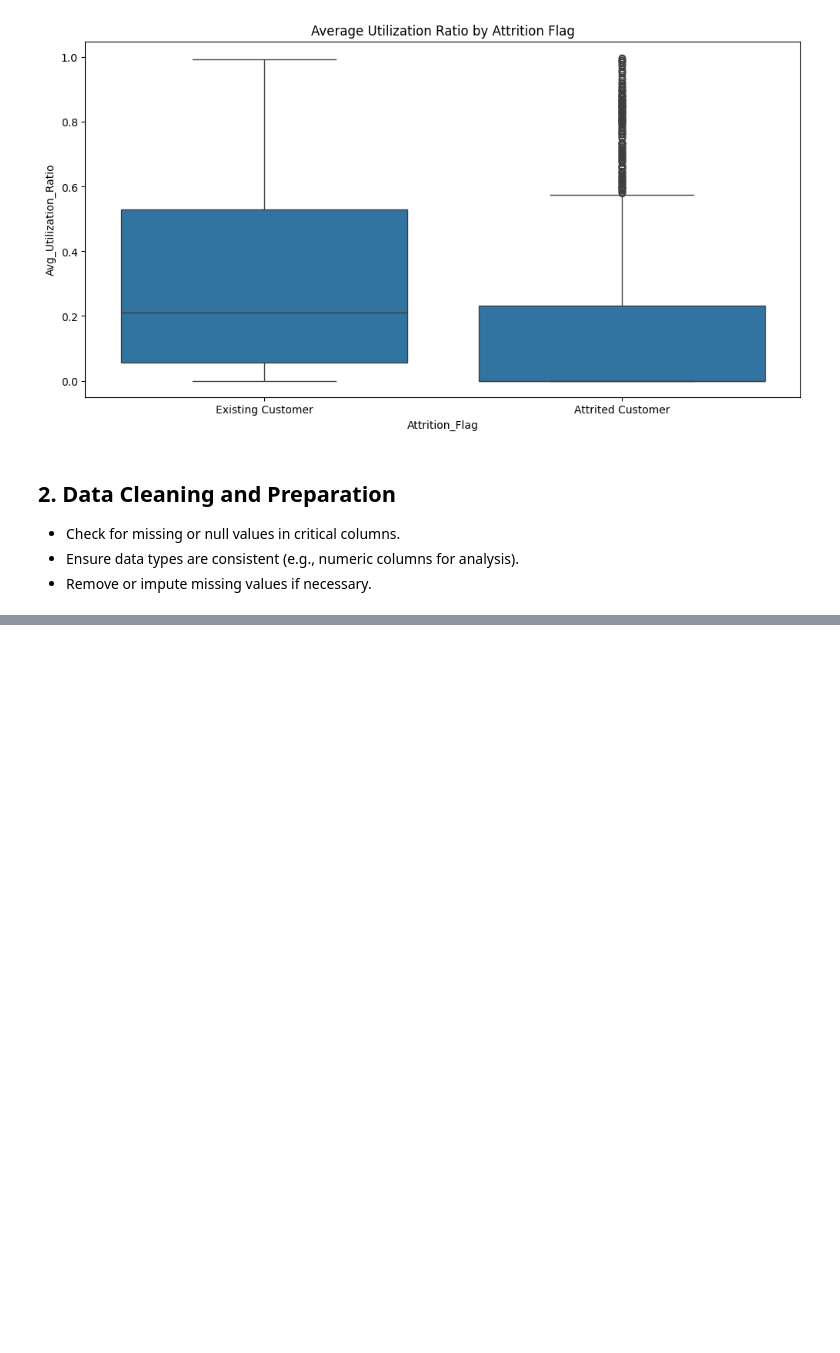
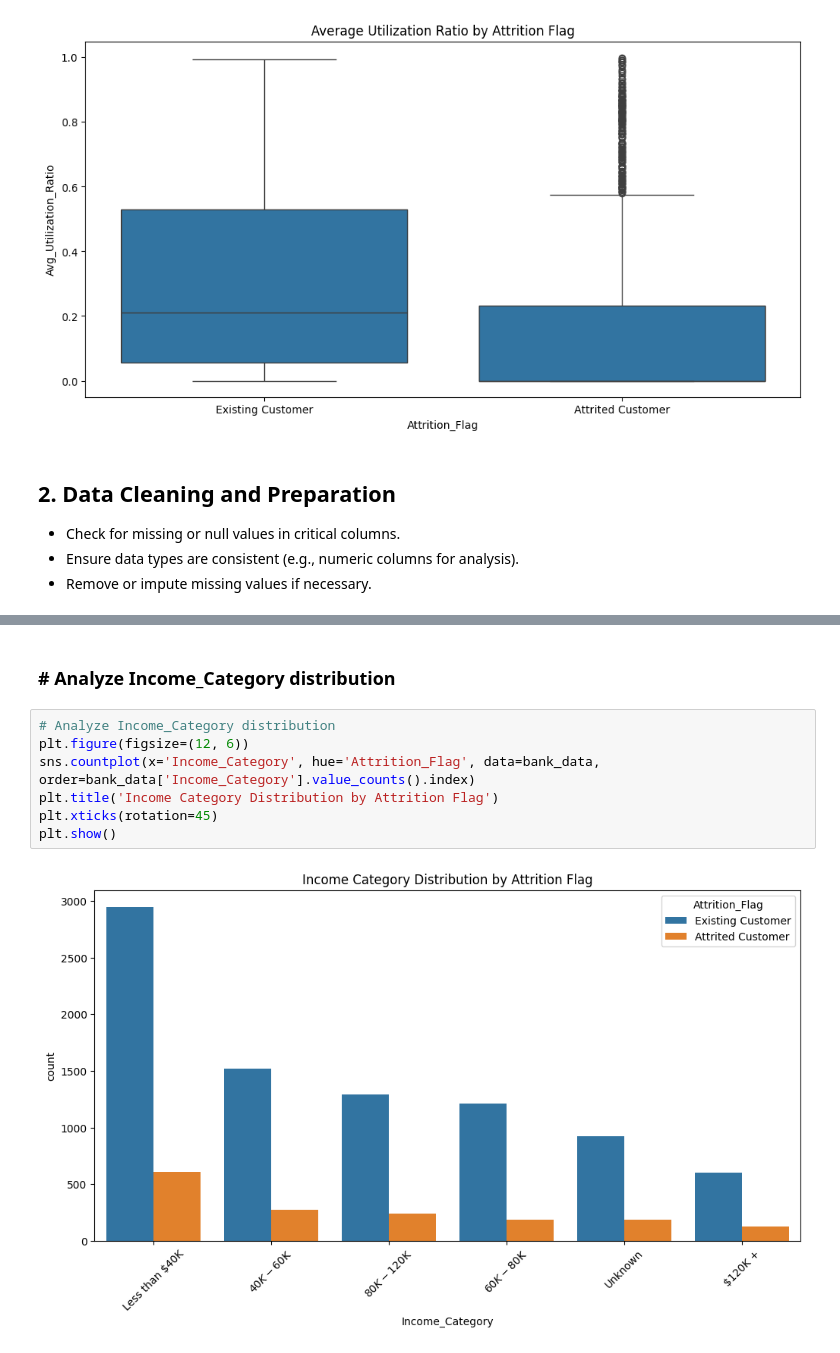
Before and after one commit to mcancell/Py-ETL-Notebook, a Jupyter notebook: Datasets/Banking/05-Analyze/Analyze_Banking_Attrition.ipynb, the cells around one changed output, grey strips where cells are left out. Drawn from its saved outputs; the diff is of its cells as text; blank space fills up the shorter version.

```diff
--- a/Datasets/Banking/05-Analyze/Analyze_Banking_Attrition.ipynb
+++ b/Datasets/Banking/05-Analyze/Analyze_Banking_Attrition.ipynb
@@ -217,0 +222,11 @@ dtype: int64
+# %% [markdown]
+### # Analyze Income_Category distribution
+# %%
+# Analyze Income_Category distribution
+plt.figure(figsize=(12, 6))
+sns.countplot(x='Income_Category', hue='Attrition_Flag', data=bank_data, order=bank_data['Income_Category'].value_counts().index)
+plt.title('Income Category Distribution by Attrition Flag')
+plt.xticks(rotation=45)
+plt.show()
+# %% [output]
+[figure, added]
```
Also changed, not shown: parts of 10 cells of this notebook.
